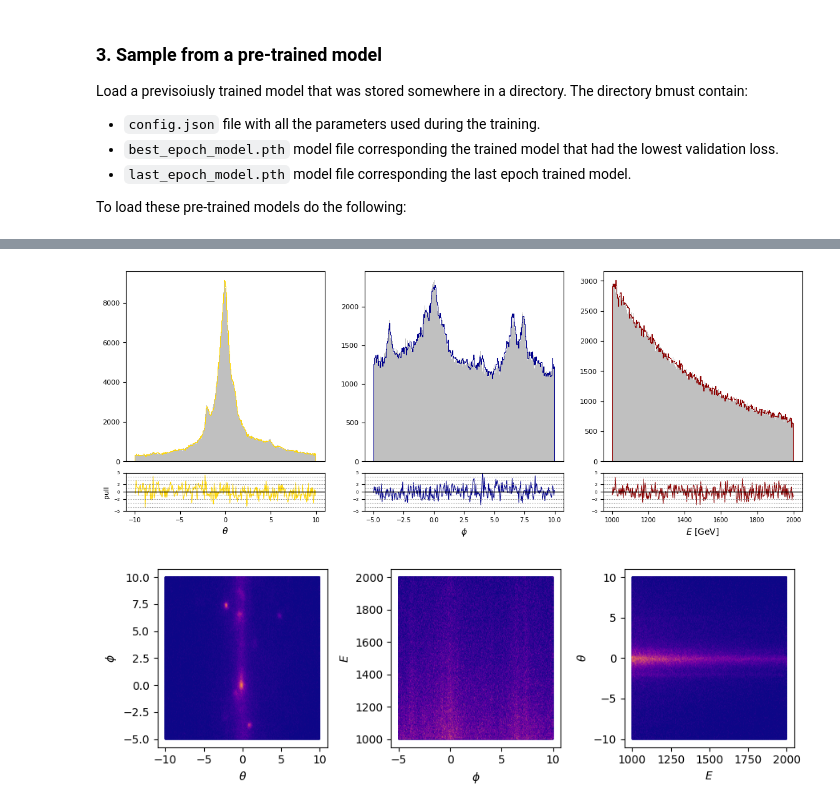
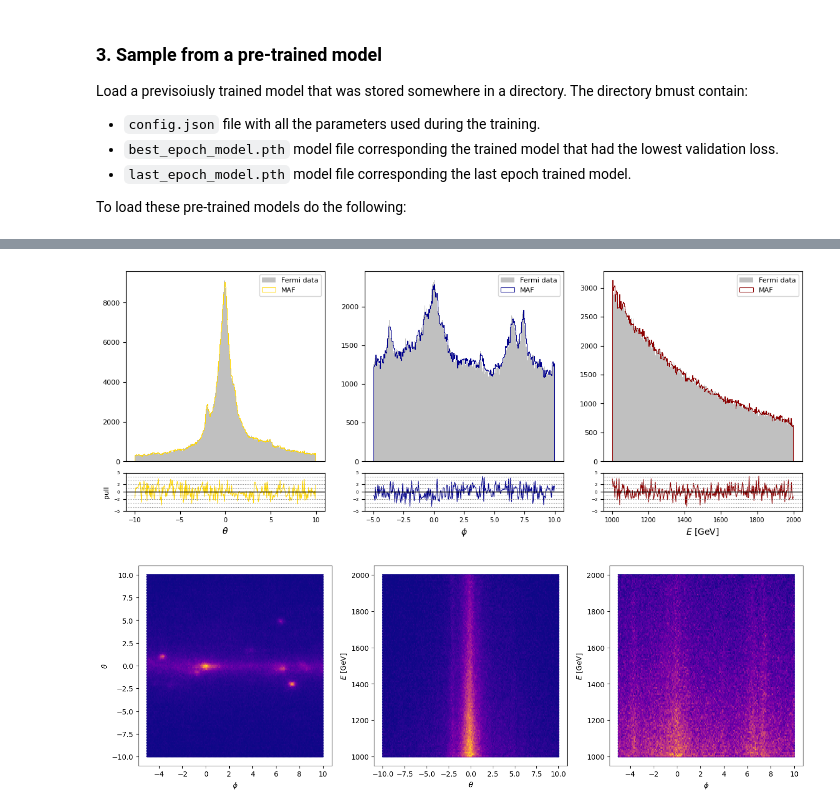
Before and after one commit to dfaroughy/DynGenModels, a Jupyter notebook: experiments/Fermi-LAT/fermi_MAF.ipynb, the cells around one changed output, grey strips where cells are left out. Cells and saved outputs as stored; diff of their text form; code cells hidden in the pictures.

Commit message:
added scheduler module + loss plots

```diff
--- a/experiments/Fermi-LAT/fermi_MAF.ipynb
+++ b/experiments/Fermi-LAT/fermi_MAF.ipynb
@@ -218,24 +218,15 @@ tensor([[ 2.3842e+00,  9.7468e+00,  1.0074e+03],
 # %%
-from utils import results_plots
+from utils import results_plots, results_2D_plots
 
 results_plots(data=fermi.target,
               generated=pretrained_pipeline.target,
               comparator='pull',
-              save_dir=configs.workdir,
+              model = 'MAF',
+              save_path=configs.workdir + '/fermi_features.pdf',
               bins=300,
               features=[r'$\theta$', r'$\phi$', r'$E$ [GeV]'])
+
+results_2D_plots(pretrained_pipeline.target, gridsize=200)
 # %% [output]
-[figure, old version]
+[figure, new version]
+[figure, added]
-# %%
-fig, ax = plt.subplots(1, 3, figsize=(9, 3))
-coord = [r'$\theta$', r'$\phi$', r'$E$']
-color=['gold', 'darkblue', 'darkred']
-for i, j in [(0,1), (1,2), (2,0)]:
-    ax[i].hexbin(pretrained_pipeline.target[..., i], pretrained_pipeline.target[..., j], cmap='plasma', gridsize=500)
-    ax[i].set_xlabel(coord[i])
-    ax[i].set_ylabel(coord[j])
-plt.tight_layout()
-plt.savefig(configs.workdir + '/fermi_features_2D.pdf')
-plt.show()
-# %% [output]
-[figure, removed]
```
Also changed, not shown: parts of 4 cells of this notebook, 8 other files.
